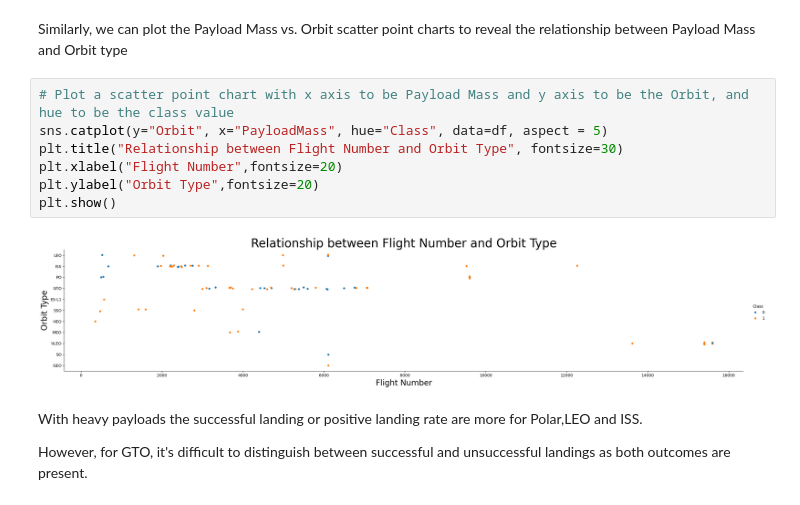
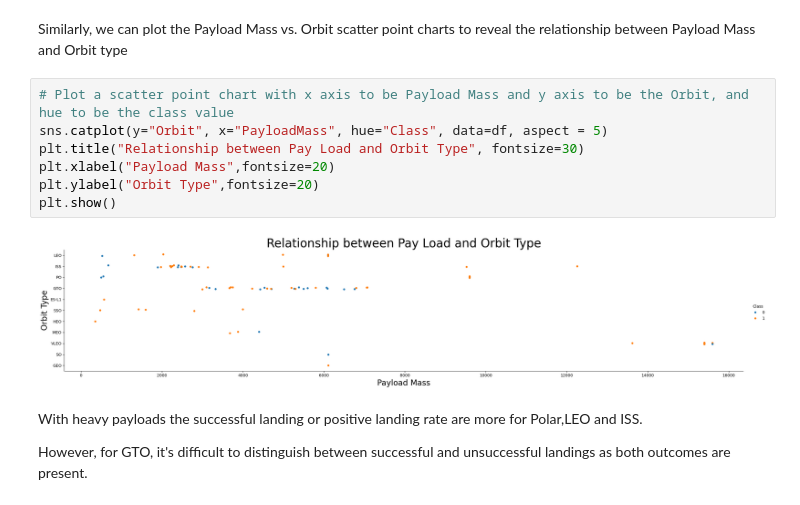
Before and after one commit to Abbeymax/DataScienceEcosystem, a Jupyter notebook: edadataviz.ipynb, the cells around one changed output. Drawn from its saved outputs; the diff is of its cells as text.

```diff
--- a/edadataviz.ipynb
+++ b/edadataviz.ipynb
@@ -162,12 +162,12 @@ Similarly, we can plot the Payload Mass vs. Orbit scatter point charts to reveal
 # %%
 # Plot a scatter point chart with x axis to be Payload Mass and y axis to be the Orbit, and hue to be the class value
 sns.catplot(y="Orbit", x="PayloadMass", hue="Class", data=df, aspect = 5)
-plt.title("Relationship between Flight Number and Orbit Type", fontsize=30)
-plt.xlabel("Flight Number",fontsize=20)
+plt.title("Relationship between Pay Load and Orbit Type", fontsize=30)
+plt.xlabel("Payload Mass",fontsize=20)
 plt.ylabel("Orbit Type",fontsize=20)
 plt.show()
 # %% [output]
-[figure, old version]
+[figure, new version]
 # %% [markdown]
 With heavy payloads the successful landing or positive landing rate are more for Polar,LEO and ISS.
 
```
Also changed, not shown: parts of 2 cells of this notebook.
